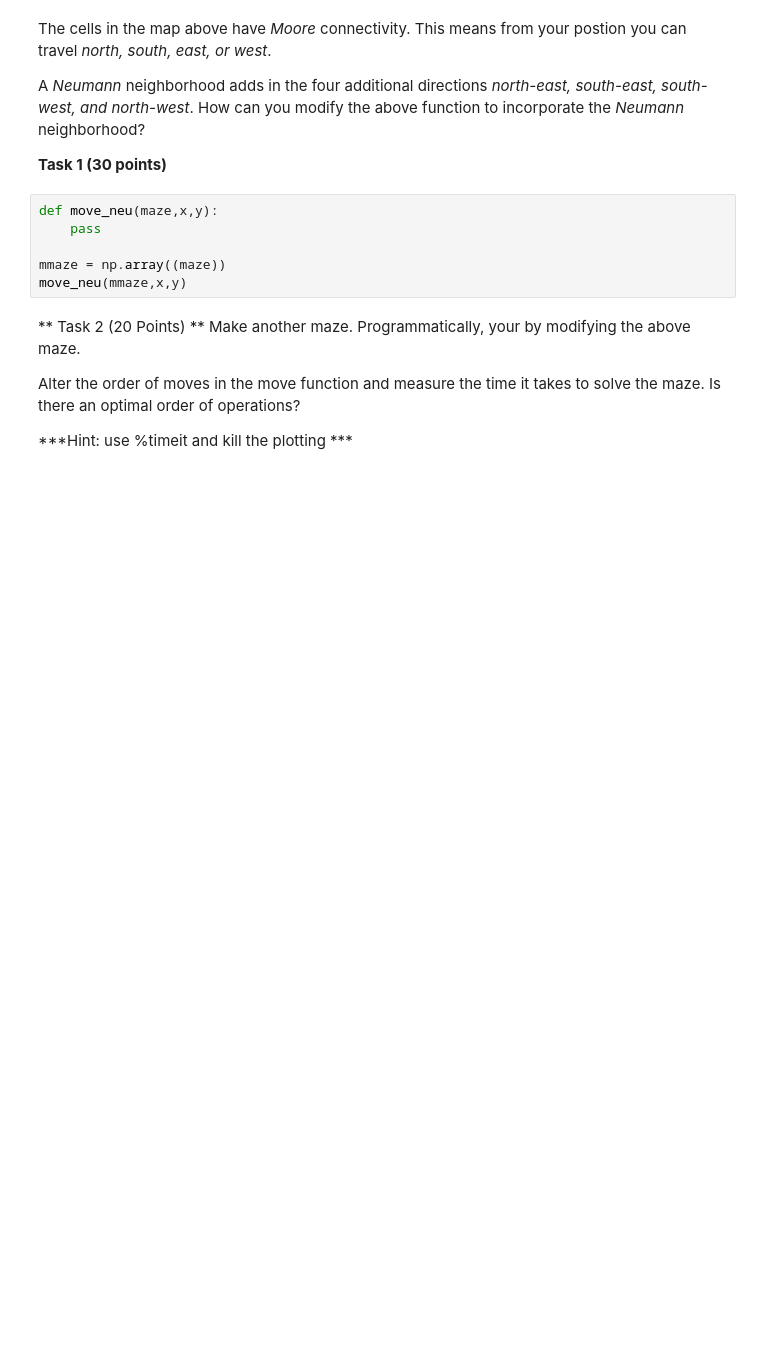
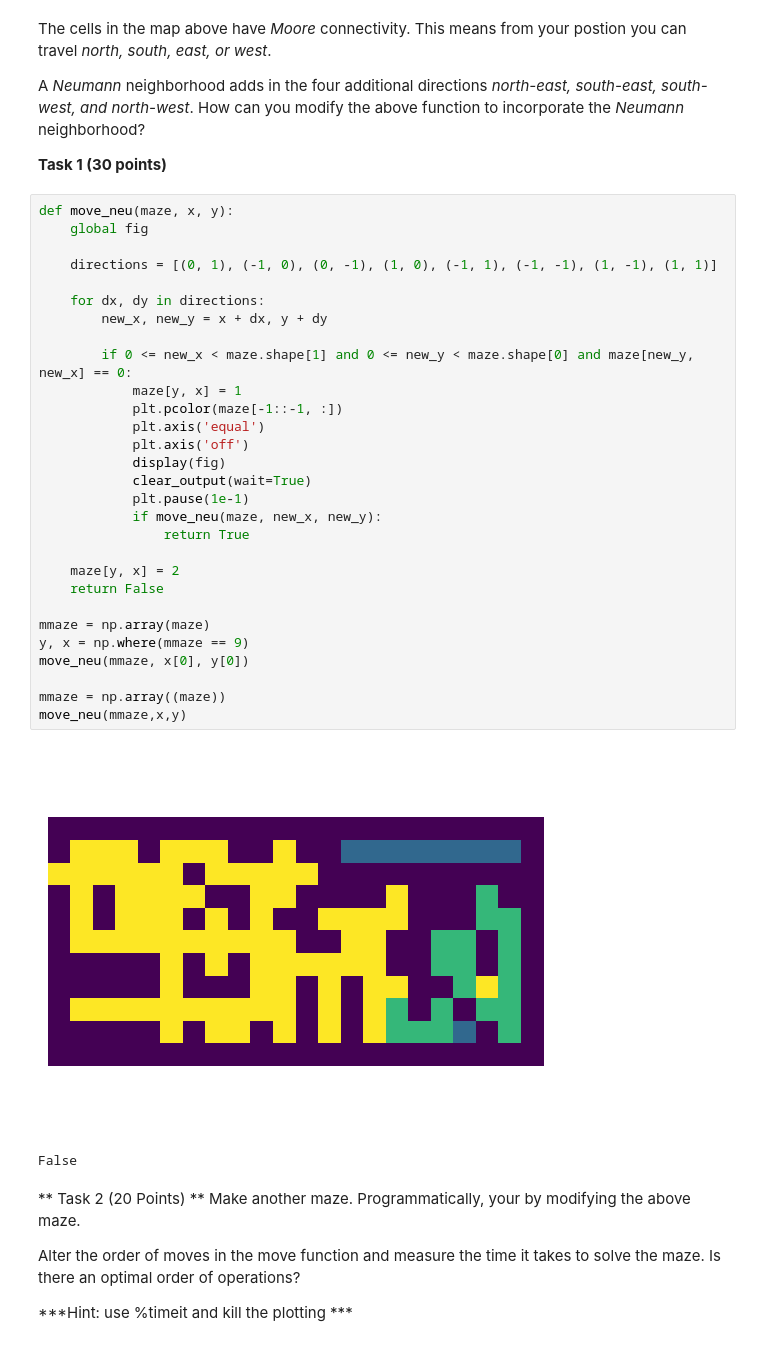
Before and after one commit to williamrl/cmpsc132, a Jupyter notebook: classwork/homework/Mazes_and_Art.ipynb, the cells around one changed output. Drawn from its saved outputs; the diff is of its cells as text; blank space fills up the shorter version.

Commit message:
mazes homework

```diff
--- a/classwork/homework/Mazes_and_Art.ipynb
+++ b/classwork/homework/Mazes_and_Art.ipynb
@@ -99,12 +99,38 @@ The cells in the map above have *Moore* connectivity. This means from your posti
 A *Neumann* neighborhood adds in the four additional directions *north-east, south-east, south-west, and north-west*. How can you modify the above function to incorporate the *Neumann* neighborhood?
 
 **Task 1 (30 points)**
-# %%
-def move_neu(maze,x,y):
-    pass
-
-mmaze = np.array((maze))
-move_neu(mmaze,x,y)
+# %%
+def move_neu(maze, x, y):
+    global fig
+
+    directions = [(0, 1), (-1, 0), (0, -1), (1, 0), (-1, 1), (-1, -1), (1, -1), (1, 1)]
+
+    for dx, dy in directions:
+        new_x, new_y = x + dx, y + dy
+
+        if 0 <= new_x < maze.shape[1] and 0 <= new_y < maze.shape[0] and maze[new_y, new_x] == 0:
+            maze[y, x] = 1
+            plt.pcolor(maze[-1::-1, :])
+            plt.axis('equal')
+            plt.axis('off')
+            display(fig)
+            clear_output(wait=True)
+            plt.pause(1e-1)
+            if move_neu(maze, new_x, new_y):
+                return True
+
+    maze[y, x] = 2
+    return False
+
+mmaze = np.array(maze)
+y, x = np.where(mmaze == 9)
+move_neu(mmaze, x[0], y[0])
+
+mmaze = np.array((maze))
+move_neu(mmaze,x,y)
+# %% [output]
+[figure, added]
+False
 # %% [markdown]
 ** Task 2 (20 Points) **
 Make another maze. Programmatically, your by modifying the above maze.
```
Also changed, not shown: parts of 2 cells of this notebook.
